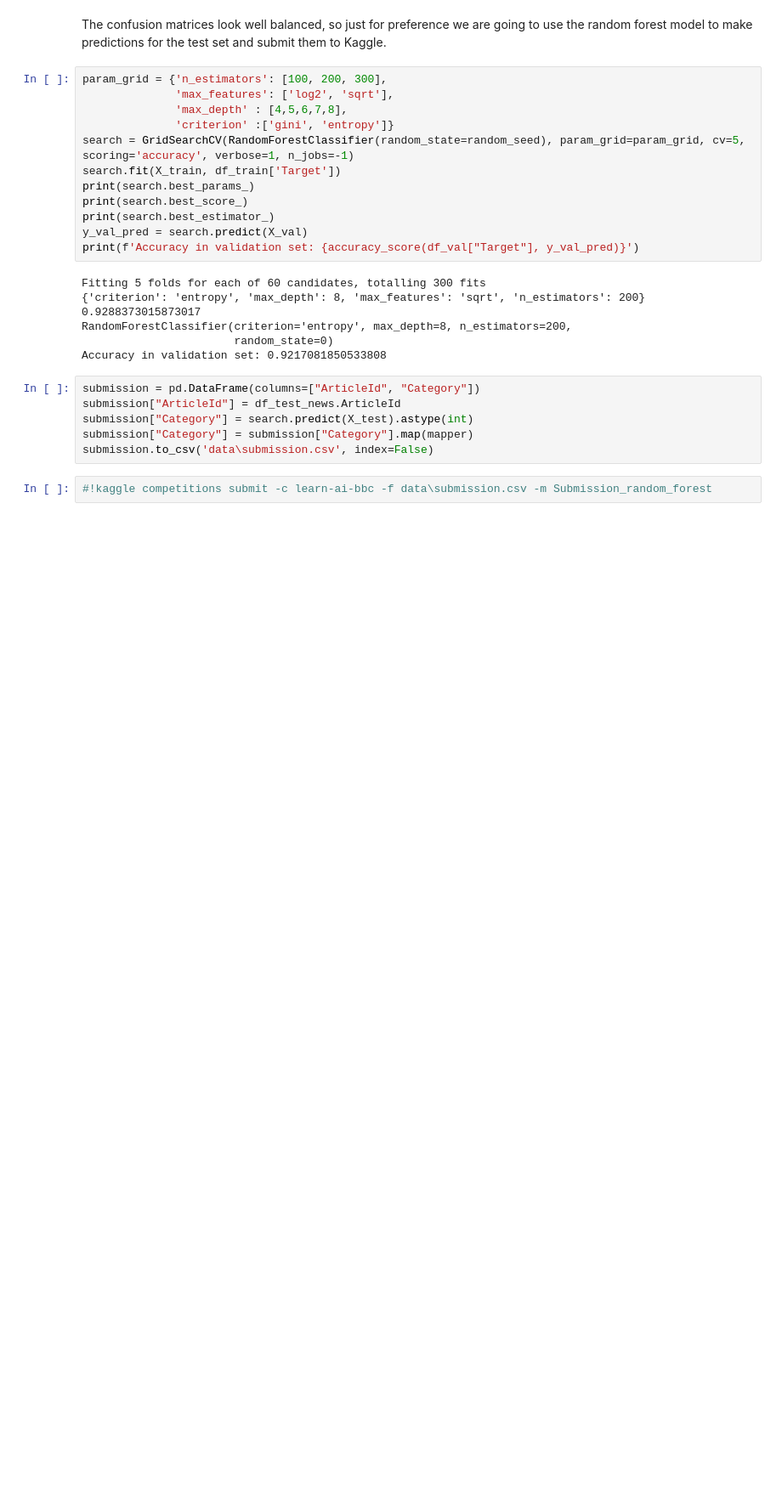
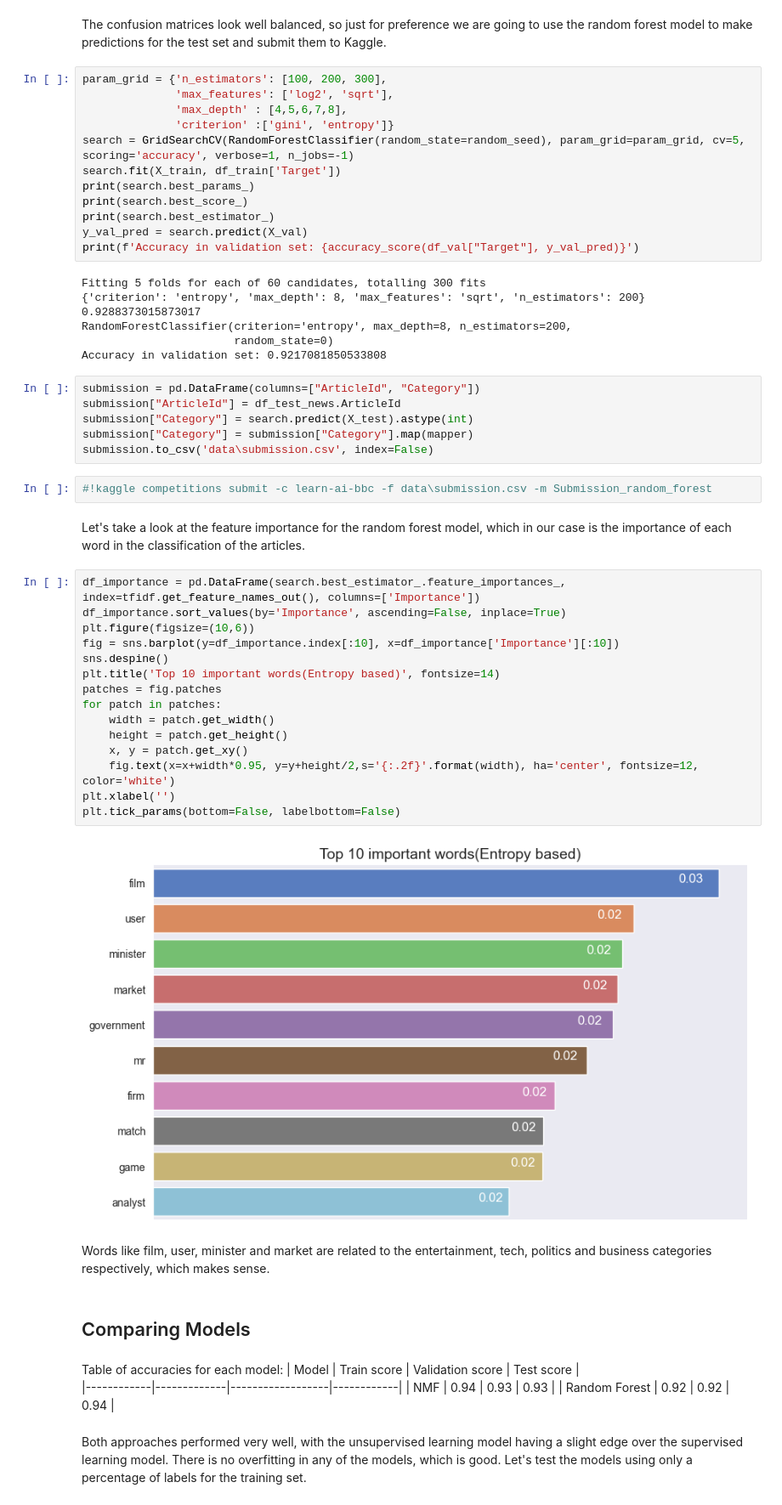
Before and after one commit to JuanDa14Sa/BBC-News-Classification, a Jupyter notebook: bbc_classification.ipynb, the cells around one changed output. Shown at 85% size. Drawn from its saved outputs; the diff is of its cells as text; blank space fills up the shorter version.

Commit message:
Full notebook(model comparisons done)

```diff
--- a/bbc_classification.ipynb
+++ b/bbc_classification.ipynb
@@ -622,3 +622,34 @@ submission["Category"] = submission["Category"].map(mapper)
 submission.to_csv('data\submission.csv', index=False)
 # %%
 #!kaggle competitions submit -c learn-ai-bbc -f data\submission.csv -m Submission_random_forest
+# %% [markdown]
+Let's take a look at the feature importance for the random forest model, which in our case is the importance of each word in the classification of the articles.
+# %%
+df_importance = pd.DataFrame(search.best_estimator_.feature_importances_, index=tfidf.get_feature_names_out(), columns=['Importance'])
+df_importance.sort_values(by='Importance', ascending=False, inplace=True)
+plt.figure(figsize=(10,6))
+fig = sns.barplot(y=df_importance.index[:10], x=df_importance['Importance'][:10])
+sns.despine()
+plt.title('Top 10 important words(Entropy based)', fontsize=14)
+patches = fig.patches
+for patch in patches:
+    width = patch.get_width()
+    height = patch.get_height()
+    x, y = patch.get_xy()
+    fig.text(x=x+width*0.95, y=y+height/2,s='{:.2f}'.format(width), ha='center', fontsize=12, color='white')
+plt.xlabel('')
+plt.tick_params(bottom=False, labelbottom=False)
+# %% [output]
+[figure, added]
+# %% [markdown]
+Words like film, user, minister and market are related to the entertainment, tech, politics and business categories respectively, which makes sense.
+# %% [markdown]
+## Comparing Models
+# %% [markdown]
+Table of accuracies for each model:
+| Model      | Train score | Validation score | Test score |
+|------------|-------------|------------------|------------|
+| NMF        | 0.94        | 0.93             | 0.93       |
+| Random Forest        | 0.92        | 0.92            | 0.94      |
+# %% [markdown]
+Both approaches performed very well, with the unsupervised learning model having a slight edge over the supervised learning model. There is no overfitting in any of the models, which is good. Let's test the models using only a percentage of labels for the training set.
```
Also changed, not shown: parts of 4 cells of this notebook.
